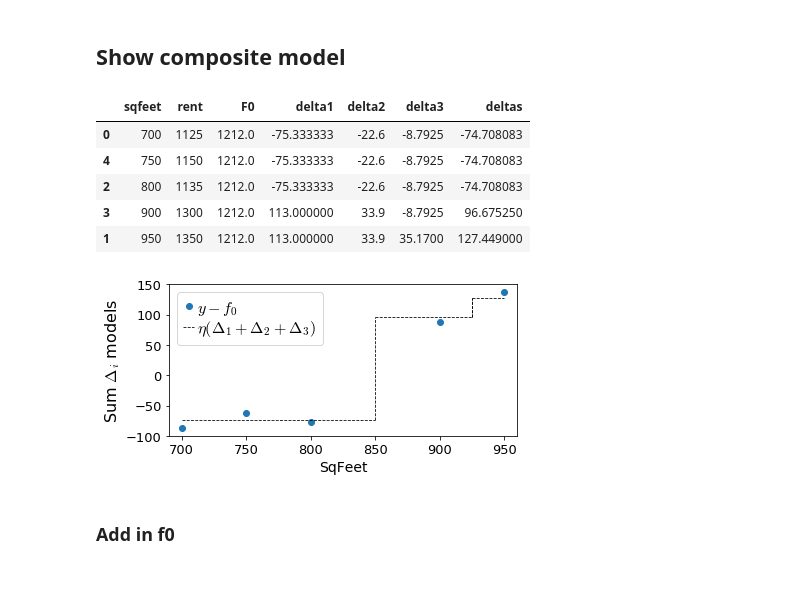
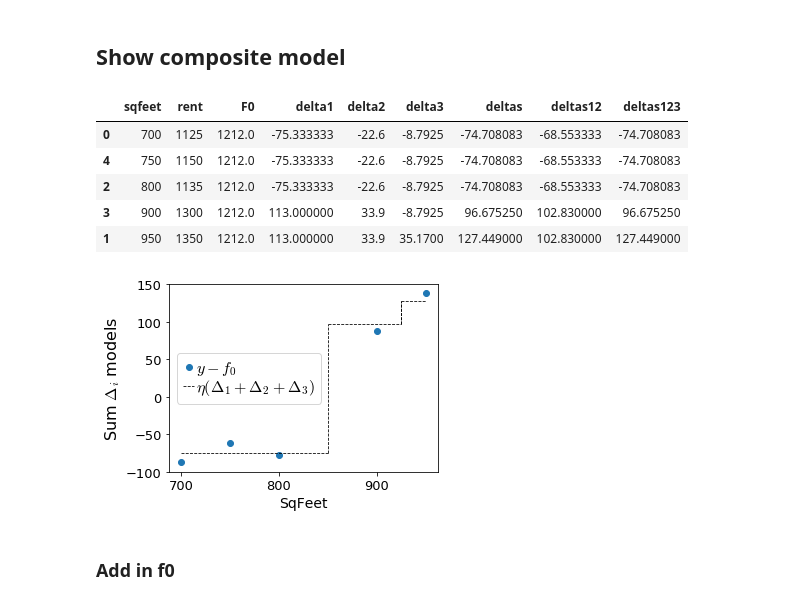
Before and after one commit to parrt/ml-articles, a Jupyter notebook: gradient-boosting/notebooks/dev-mse.ipynb, the cells around one changed output. Cells and saved outputs as stored; diff of their text form; code cells hidden in the pictures.

Commit message:
improve images!

```diff
--- a/gradient-boosting/notebooks/dev-mse.ipynb
+++ b/gradient-boosting/notebooks/dev-mse.ipynb
@@ -264,17 +264,20 @@ Best index is  2 0.7
 
 df = data()
 mse,mae = boost(df, 'sqfeet', 'rent', splits, 0.7, stages)
+df['deltas12'] = 0.7 * df[['delta1','delta2']].sum(axis=1)
+df['deltas123'] = 0.7 * df[['delta1','delta2','delta3']].sum(axis=1)
 df['deltas'] = 0.7 * df[['delta1','delta2','delta3']].sum(axis=1) # sum deltas
-df[['sqfeet','rent','F0','delta1','delta2','delta3','deltas']]
+
+df[['sqfeet','rent','F0','delta1','delta2','delta3','deltas','deltas12','deltas123']]
 # %% [output]
-|  | sqfeet | rent | F0 | delta1 | delta2 | delta3 | deltas |
-| 0 | 700 | 1125 | 1212.0 | -75.333333 | -22.6 | -8.7925 | -74.708083 |
-| 4 | 750 | 1150 | 1212.0 | -75.333333 | -22.6 | -8.7925 | -74.708083 |
-| 2 | 800 | 1135 | 1212.0 | -75.333333 | -22.6 | -8.7925 | -74.708083 |
-| 3 | 900 | 1300 | 1212.0 | 113.000000 | 33.9 | -8.7925 | 96.675250 |
-| 1 | 950 | 1350 | 1212.0 | 113.000000 | 33.9 | 35.1700 | 127.449000 |
+|  | sqfeet | rent | F0 | delta1 | delta2 | delta3 | deltas | deltas12 | deltas123 |
+| 0 | 700 | 1125 | 1212.0 | -75.333333 | -22.6 | -8.7925 | -74.708083 | -68.553333 | -74.708083 |
+| 4 | 750 | 1150 | 1212.0 | -75.333333 | -22.6 | -8.7925 | -74.708083 | -68.553333 | -74.708083 |
+| 2 | 800 | 1135 | 1212.0 | -75.333333 | -22.6 | -8.7925 | -74.708083 | -68.553333 | -74.708083 |
+| 3 | 900 | 1300 | 1212.0 | 113.000000 | 33.9 | -8.7925 | 96.675250 | 102.830000 | 96.675250 |
+| 1 | 950 | 1350 | 1212.0 | 113.000000 | 33.9 | 35.1700 | 127.449000 | 102.830000 | 127.449000 |
 # %%
-fig, ax = plt.subplots(nrows=1, ncols=1, figsize=(6.1, 3))
+fig, ax = plt.subplots(nrows=1, ncols=1, figsize=(5, 3.5))
 
 # plot deltas
 line1, = ax.plot(df.sqfeet,df.dir1, 'o', label=r'$y-f_0$')
@@ -288,37 +291,38 @@ for s in splits[1:]:
         splitys.append(y)
         #print(prevx,s,"=>",y)
         ax.plot([prevx,s], [y,y], linewidth=.8, linestyle='--', c='k')
     # draw verticals
     prevx = s
     prevy = y
 
 last = np.max(df.sqfeet)
 y = np.mean(df.deltas[(df.sqfeet>prevx)&(df.sqfeet<=last)]) # all same, get as one
 #print(prev,last,"=>",y)
 splitys.append(y)
 line2, = ax.plot([prevx,last], [y,y], linewidth=.8, linestyle='--', c='k',
                 label=r"$\eta (\Delta_1+\Delta_2+\Delta_3)$")
 
 ax.plot([splits[1],splits[1]], [splitys[0], splitys[1]], linewidth=.8, linestyle='--', c='k')
 ax.plot([splits[3],splits[3]], [splitys[1], splitys[2]], linewidth=.8, linestyle='--', c='k')
 ax.plot([s,s], [prevy,y], linewidth=.8, linestyle='--', c='k')
 
 ax.set_ylabel(r"Sum $\Delta_i$ models", fontsize=16)
 ax.set_xlabel(r"SqFeet", fontsize=14)
 
 ax.set_yticks([-100,-50,0,50,100,150])
+ax.set_xticks([700,800,900])
 
 ax.legend(handles=[line1,line2], fontsize=16,
-          loc='upper left',
-          labelspacing=.1,
-          handletextpad=.2,
+          loc='center left',
+          labelspacing=0,
+          handletextpad=.1,
           handlelength=.7,
           frameon=True)
 
 plt.tight_layout()
 plt.show()
 # %% [output]
-[figure, old version]
+[figure, new version]
 # %% [markdown]
 ### Add in f0
 # %%
```
Also changed, not shown: parts of 1 cell of this notebook, 1 other file.
